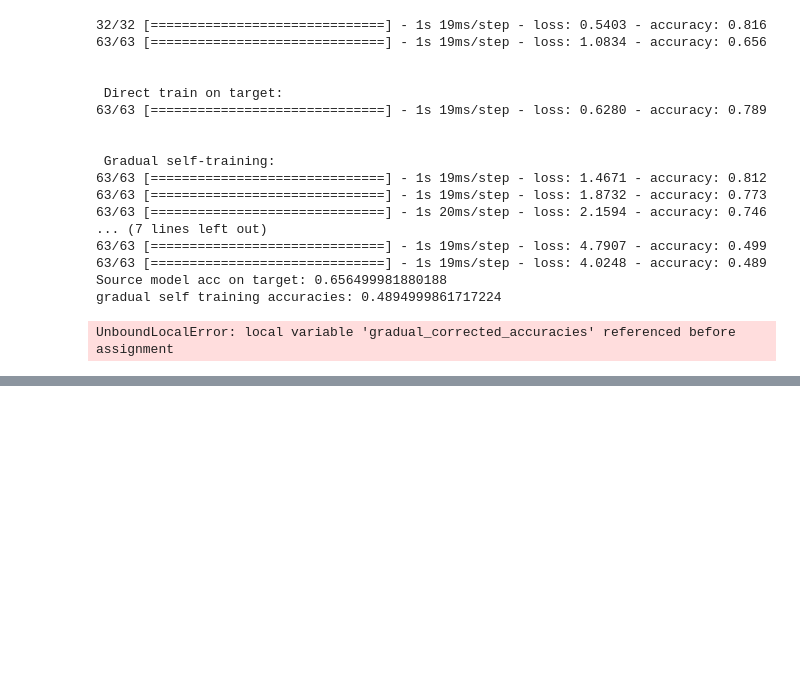
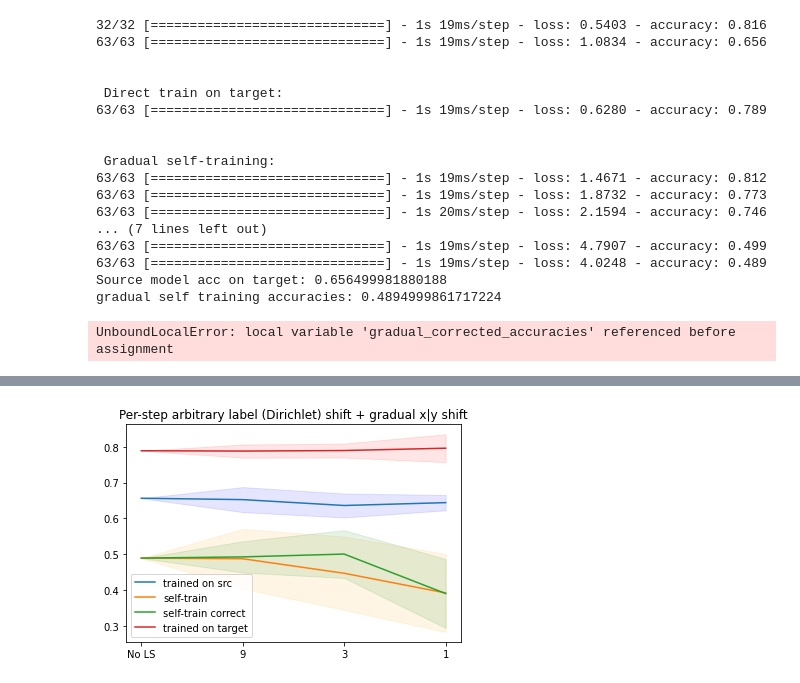
Before and after one commit to ziqi-ma/domain_label_shift, a Jupyter notebook: arbitrarylabelshift_baseline.ipynb, the cells around one changed output, grey strips where cells are left out. Cells and saved outputs as stored; diff of their text form; code cells hidden in the pictures; blank space fills up the shorter version.

Commit message:
different alphas

```diff
--- a/arbitrarylabelshift_baseline.ipynb
+++ b/arbitrarylabelshift_baseline.ipynb
@@ -519,0 +536,25 @@ oracle accuracy: 0.7706974148750305
+# %%
+import matplotlib.pyplot as plt
+src_model_mean = np.array([res_nols[0],res_alpha9_mean[0], res_alpha3_mean[0], res_alpha1_mean[0]])
+src_model_sd = np.array([0, res_alpha9_std[0], res_alpha3_std[0], res_alpha1_std[0]])
+self_mean = np.array([res_nols[1],res_alpha9_mean[1], res_alpha3_mean[1], res_alpha1_mean[1]])
+self_sd = np.array([0, res_alpha9_std[1], res_alpha3_std[1], res_alpha1_std[1]])
+selfco_mean = np.array([res_nols[1],res_alpha9_mean[2], res_alpha3_mean[2], res_alpha1_mean[2]])
+selfco_sd = np.array([0, res_alpha9_std[2], res_alpha3_std[2], res_alpha1_std[2]])
+tar_mean = np.array([res_nols[2],res_alpha9_mean[3], res_alpha3_mean[3], res_alpha1_mean[3]])
+tar_sd = np.array([0, res_alpha9_std[3], res_alpha3_std[3], res_alpha1_std[3]])
+
+x_labels = ["No LS", "9", "3", "1"]
+plt.plot(x_labels,src_model_mean,label="trained on src")
+plt.fill_between(x_labels,(src_model_mean-src_model_sd), (src_model_mean+src_model_sd), color='b', alpha=.1)
+plt.plot(x_labels,self_mean, label="self-train")
+plt.fill_between(x_labels,(self_mean-self_sd), (self_mean+self_sd), color='orange', alpha=.1)
+plt.plot(x_labels,selfco_mean, label="self-train correct")
+plt.fill_between(x_labels,(selfco_mean-selfco_sd), (selfco_mean+selfco_sd), color='green', alpha=.1)
+plt.plot(x_labels,tar_mean, label="trained on target")
+plt.fill_between(x_labels,(tar_mean-tar_sd), (tar_mean+tar_sd), color='red', alpha=.1)
+plt.title("Per-step arbitrary label (Dirichlet) shift + gradual x|y shift")
+plt.legend()
+plt.show()
+# %% [output]
+[figure, added]
```
Also changed, not shown: parts of 7 cells of this notebook.
